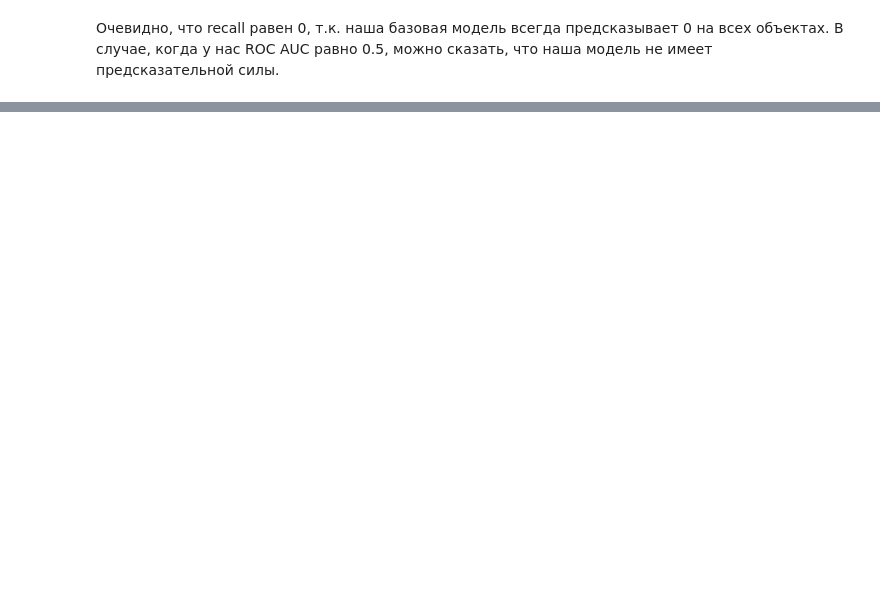
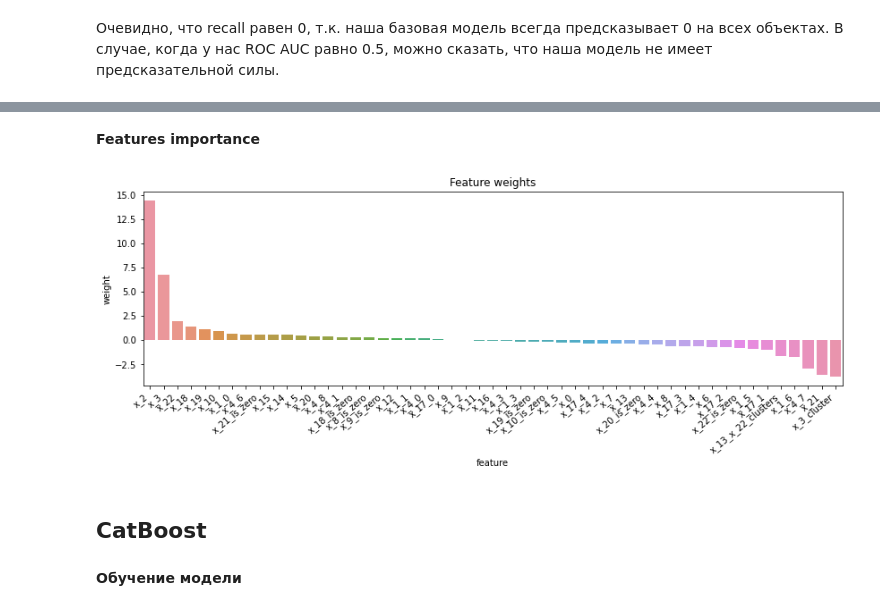
Before and after one commit to JosephFrancisTribbiani/ds, a Jupyter notebook: Interviews/bcc.kz_-_data_scientist/scoring_model.ipynb, the cells around one changed output, grey strips where cells are left out. Saved outputs shown, nothing was run; the diff lists cells and outputs as text; code cells hidden in the pictures; blank space fills up the shorter version.

Commit message:
scoring checkpoint

```diff
--- a/Interviews/bcc.kz_-_data_scientist/scoring_model.ipynb
+++ b/Interviews/bcc.kz_-_data_scientist/scoring_model.ipynb
@@ -221,0 +365,8 @@ sns.heatmap(corrmat, vmax=.8, square=True, ax=ax);
+# %%
+num_features = [
+    'x_0', 'x_2', 'x_3', 'x_5', 'x_6', 'x_7', 'x_8', 'x_9', 'x_10', 'x_11',
+    'x_12', 'x_13', 'x_14', 'x_15', 'x_16', 'x_18', 'x_19', 'x_20', 'x_21',
+    'x_22'
+]
+scaler = MinMaxScaler()
+prepared_data.loc[:, num_features] = scaler.fit_transform(prepared_data[num_features])
@@ -221,0 +375,6 @@ sns.heatmap(corrmat, vmax=.8, square=True, ax=ax);
+# %%
+x_train, x_test, y_train, y_test = train_test_split(
+    prepared_data.drop('target', axis='columns'), prepared_data['target'], train_size=0.85,
+    stratify=prepared_data['target'], random_state=42)
+
+x_train.shape, x_test.shape, y_train.shape, y_test.shape
@@ -314,8 +454,0 @@ for feature in features_to_log:
-# %%
-x_train, x_rem, y_train, y_rem = train_test_split(
-    catboost_data.drop('target', axis='columns'), catboost_data['target'], train_size=0.8,
-    stratify=catboost_data['target'], random_state=42)
-
-x_eval, x_test, y_eval, y_test = train_test_split(x_rem, y_rem, test_size=0.5, stratify=y_rem, random_state=42)
-
-x_train.shape, x_eval.shape, x_test.shape, y_train.shape, y_eval.shape, y_test.shape
@@ -401,0 +461,10 @@ ROC AUC:        0.841930
+# %%
+params = {
+    'solver':['lbfgs', 'liblinear'],
+    'C': [1e-2, 1e-1, 1, 10, 100, 200],
+    'class_weight': [None, {0: 0.1, 1: 0.9}, {0: 0.05, 1: 0.95}, {0: 0.01, 1: 0.99}]
+}
+
+log_reg = LogisticRegression()
+cls = GridSearchCV(estimator=log_reg, param_grid=params, scoring='roc_auc', verbose=1)
+cls.fit(x_train, y_train)
@@ -401,0 +530,16 @@ ROC AUC:        0.841930
+# %% [markdown]
+**Features importance**
+# %%
+feature_importance = pd.DataFrame(data={
+    'feature': x_train.columns,'weight': cls.best_estimator_.coef_.flatten()})
+feature_importance = feature_importance.sort_values(by='weight', ascending=False)
+
+fig, ax = plt.subplots(figsize=(14, 4))
+sns.barplot(data=feature_importance, x="feature", y="weight", ax=ax)
+ax.set_xticklabels(ax.get_xticklabels(), rotation=40, ha="right")
+ax.set_title('Feature weights')
+fig.show()
+# %% [output]
+[figure, added]
+# %% [markdown]
+## CatBoost
@@ -401,0 +549,2 @@ ROC AUC:        0.841930
+# %% [markdown]
+**Обучение модели**
```
Also changed, not shown: parts of 90 cells of this notebook, 2 other files.
